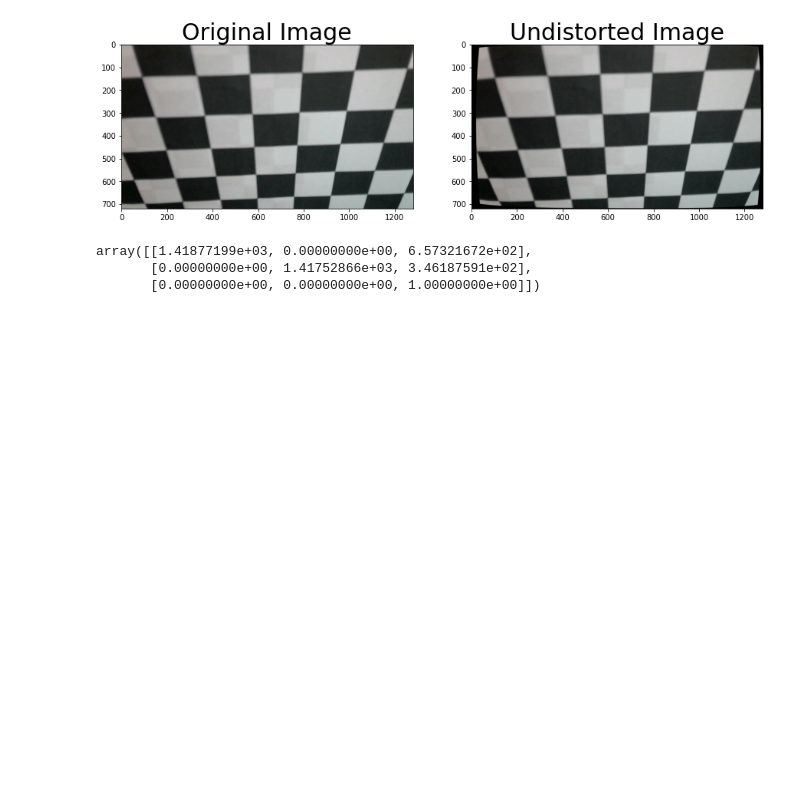
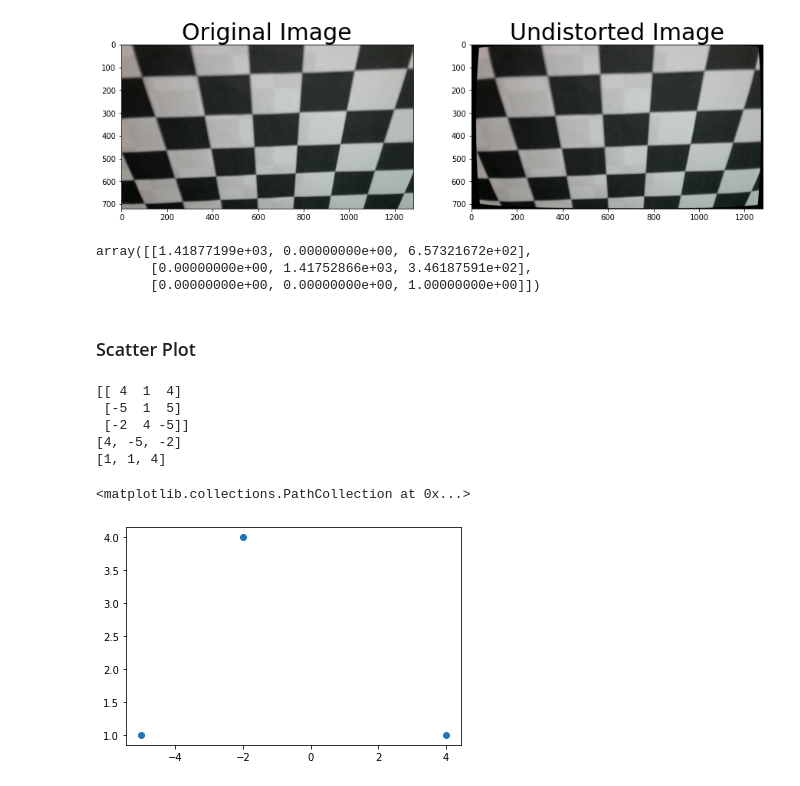
Before and after one commit to kiplimock/forest-project, a Jupyter notebook: calibration.ipynb, the cells around one changed output. Cells and saved outputs as stored; diff of their text form; code cells hidden in the pictures; blank space fills up the shorter version.

```diff
--- a/calibration.ipynb
+++ b/calibration.ipynb
@@ -86,3 +86,28 @@ mtx
 array([[1.41877199e+03, 0.00000000e+00, 6.57321672e+02],
        [0.00000000e+00, 1.41752866e+03, 3.46187591e+02],
        [0.00000000e+00, 0.00000000e+00, 1.00000000e+00]])
+# %% [markdown]
+### Scatter Plot
+# %%
+x = np.array([[1,2,3],[7,5,4],[3,4,8]])
+y = np.array([[5,3,7],[2,6,9],[1,8,3]])
+
+d = np.subtract(y,x)
+
+e = [x[:2] for x in d]
+print(d)
+a = [x[0] for x in e]
+b = [x[1] for x in e]
+print(a)
+print(b)
+# %% [output]
+[[ 4  1  4]
+ [-5  1  5]
+ [-2  4 -5]]
+[4, -5, -2]
+[1, 1, 4]
+# %%
+plt.scatter(a,b)
+# %% [output]
+<matplotlib.collections.PathCollection at 0x...>
+[figure, added]
```
Also changed, not shown: parts of 7 cells of this notebook, 6 other files.
